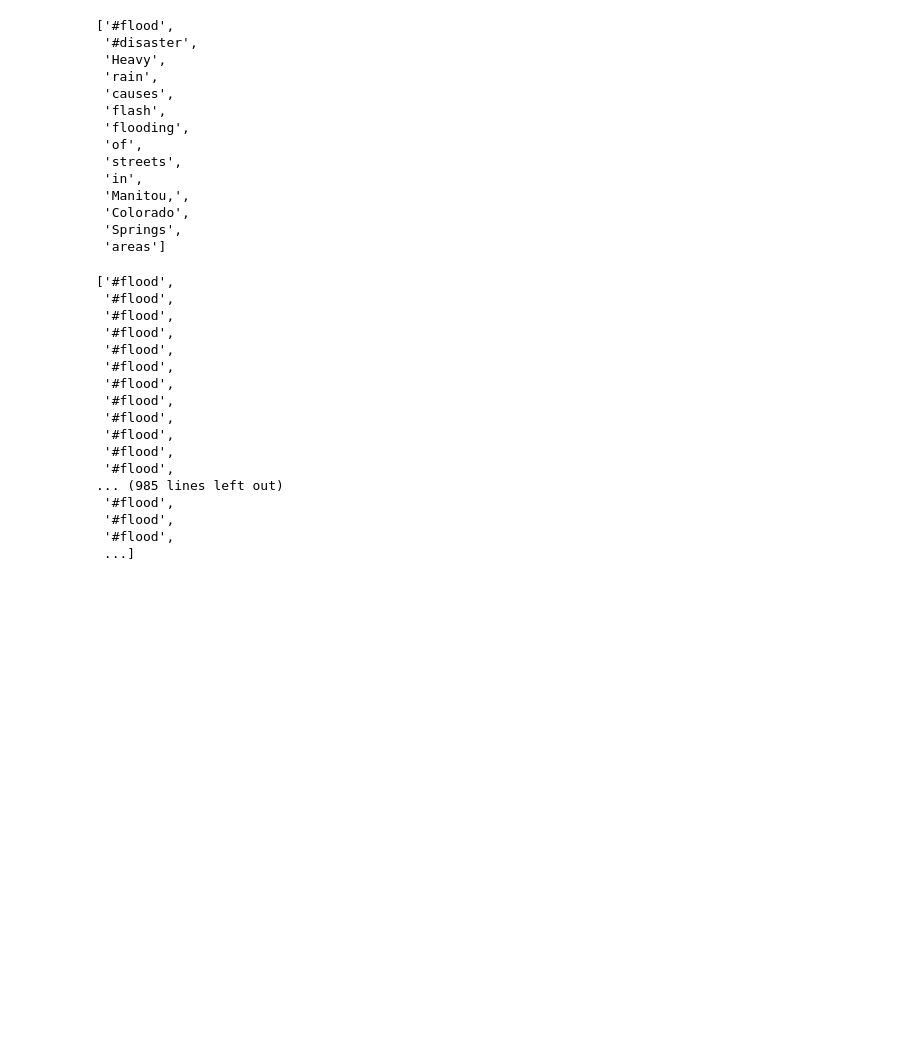
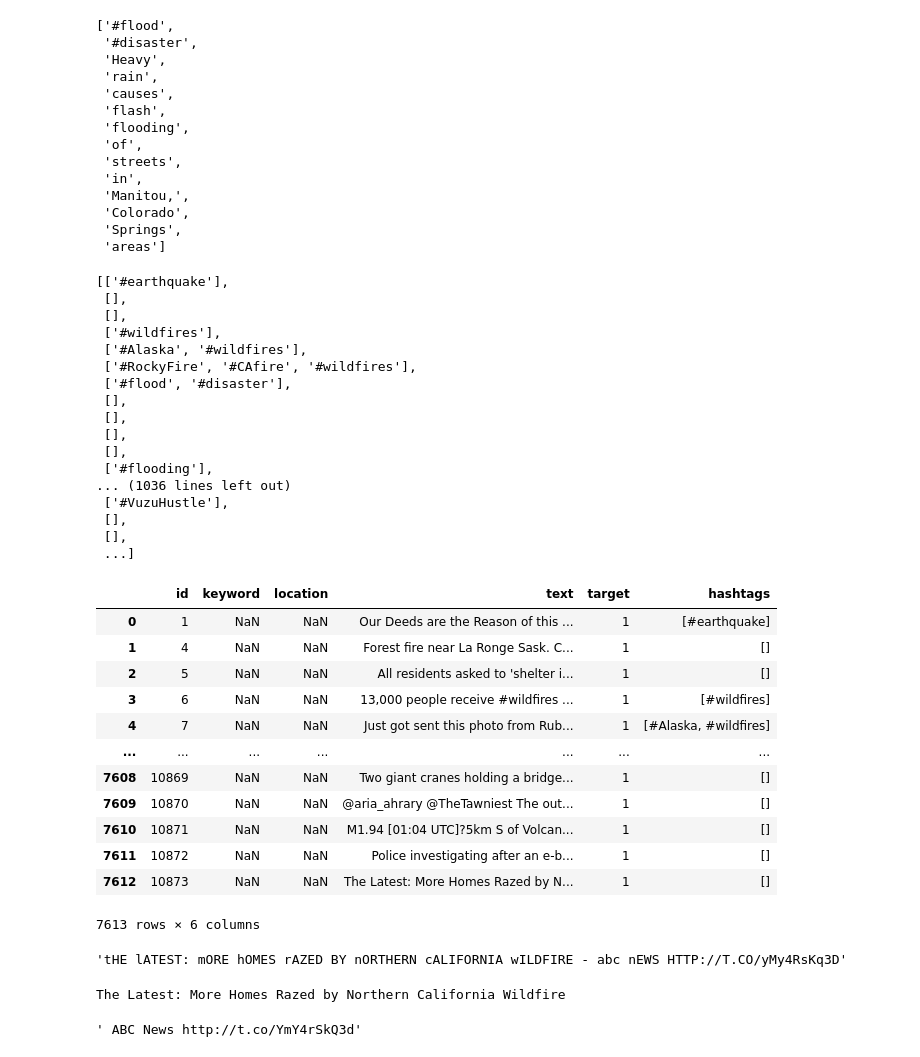
Before and after one commit to grendelaglaeca/natural_disaster_tweets, a Jupyter notebook: disaster_tweet.ipynb, the cells around one changed output. Cells and saved outputs as stored; diff of their text form; code cells hidden in the pictures; blank space fills up the shorter version.

```diff
--- a/disaster_tweet.ipynb
+++ b/disaster_tweet.ipynb
@@ -69,23 +69,64 @@ words
  'Springs',
  'areas']
 # %%
-hashtags = [word for word in tweet.split(' ') for tweet in texts if '#' in word]
+hashtags = []
+for tweet in texts:
+  words = tweet.split(' ')
+  tags = [word for word in words if '#' in word]
+  hashtags.append(tags)
+
+#hashtags = [a for a in tweet.split(' ') for tweet in texts]
 hashtags
 # %% [output]
-['#flood',
- '#flood',
- '#flood',
- '#flood',
- '#flood',
- '#flood',
- '#flood',
- '#flood',
- '#flood',
- '#flood',
- '#flood',
- '#flood',
-... (985 lines left out)
- '#flood',
- '#flood',
- '#flood',
+[['#earthquake'],
+ [],
+ [],
+ ['#wildfires'],
+ ['#Alaska', '#wildfires'],
+ ['#RockyFire', '#CAfire', '#wildfires'],
+ ['#flood', '#disaster'],
+ [],
+ [],
+ [],
+ [],
+ ['#flooding'],
+... (1036 lines left out)
+ ['#VuzuHustle'],
+ [],
+ [],
  ...]
+# %%
+#attach the hashtags to the dataframe as a new column
+df['hashtags'] = hashtags
+df
+# %% [output]
+|  | id | keyword | location | text | target | hashtags |
+| 0 | 1 | NaN | NaN | Our Deeds are the Reason of this ... | 1 | [#earthquake] |
+| 1 | 4 | NaN | NaN | Forest fire near La Ronge Sask. C... | 1 | [] |
+| 2 | 5 | NaN | NaN | All residents asked to 'shelter i... | 1 | [] |
+| 3 | 6 | NaN | NaN | 13,000 people receive #wildfires ... | 1 | [#wildfires] |
+| 4 | 7 | NaN | NaN | Just got sent this photo from Rub... | 1 | [#Alaska, #wildfires] |
+| ... | ... | ... | ... | ... | ... | ... |
+| 7608 | 10869 | NaN | NaN | Two giant cranes holding a bridge... | 1 | [] |
+| 7609 | 10870 | NaN | NaN | @aria_ahrary @TheTawniest The out... | 1 | [] |
+| 7610 | 10871 | NaN | NaN | M1.94 [01:04 UTC]?5km S of Volcan... | 1 | [] |
+| 7611 | 10872 | NaN | NaN | Police investigating after an e-b... | 1 | [] |
+| 7612 | 10873 | NaN | NaN | The Latest: More Homes Razed by N... | 1 | [] |
+7613 rows × 6 columns
+# %%
+#text replacement
+tweet.replace('-', ' ')
+tweet.upper()
+tweet.lower()
+tweet.capitalize()
+tweet.swapcase()
+# %% [output]
+'tHE lATEST: mORE hOMES rAZED BY nORTHERN cALIFORNIA wILDFIRE - abc nEWS HTTP://T.CO/yMy4RsKq3D'
+# %%
+#preprocessing extract tweet and source separately
+items = tweet.split('-')
+print(items[0])
+items[1]
+# %% [output]
+The Latest: More Homes Razed by Northern California Wildfire
+' ABC News http://t.co/YmY4rSkQ3d'
```
Also changed, not shown: parts of 5 cells of this notebook.
